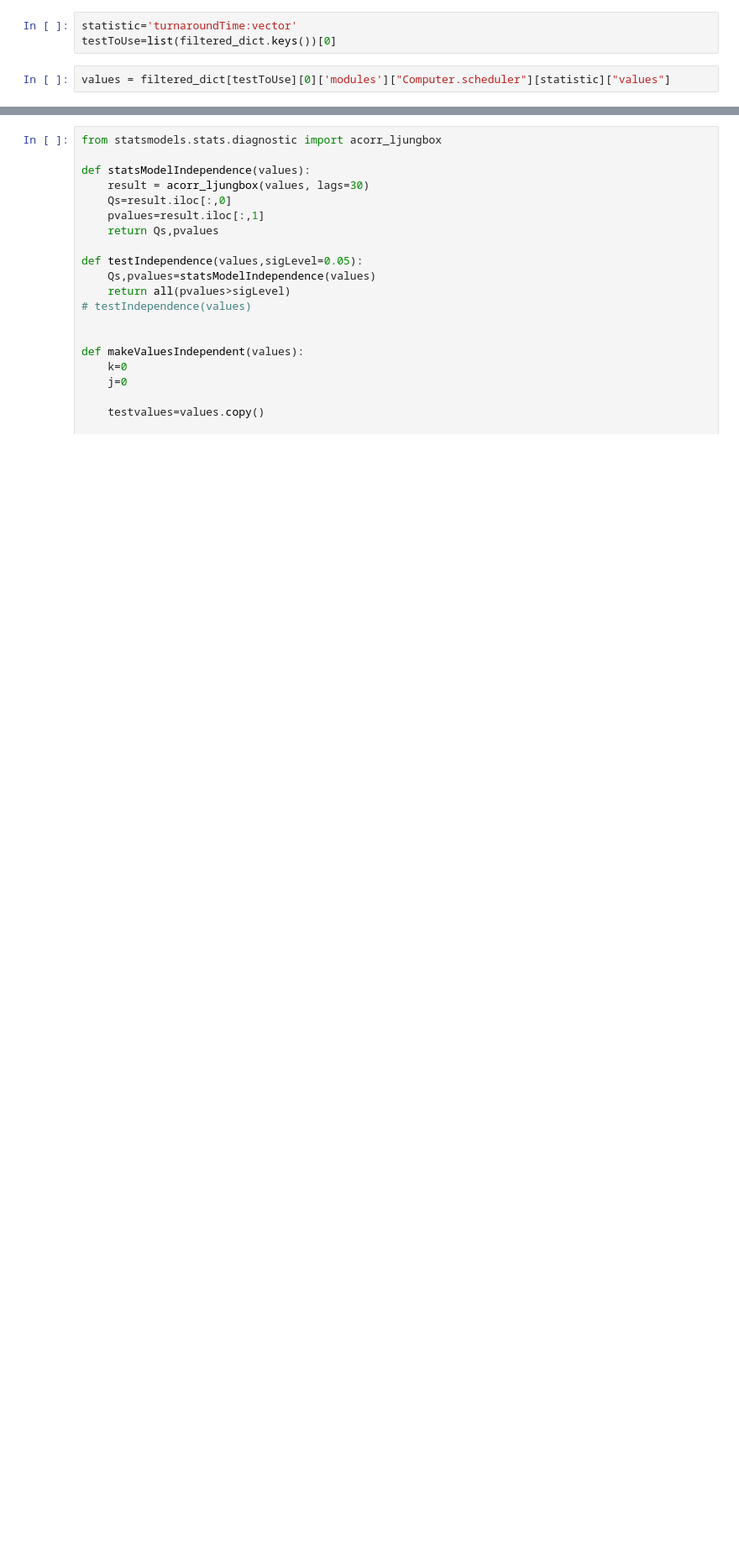
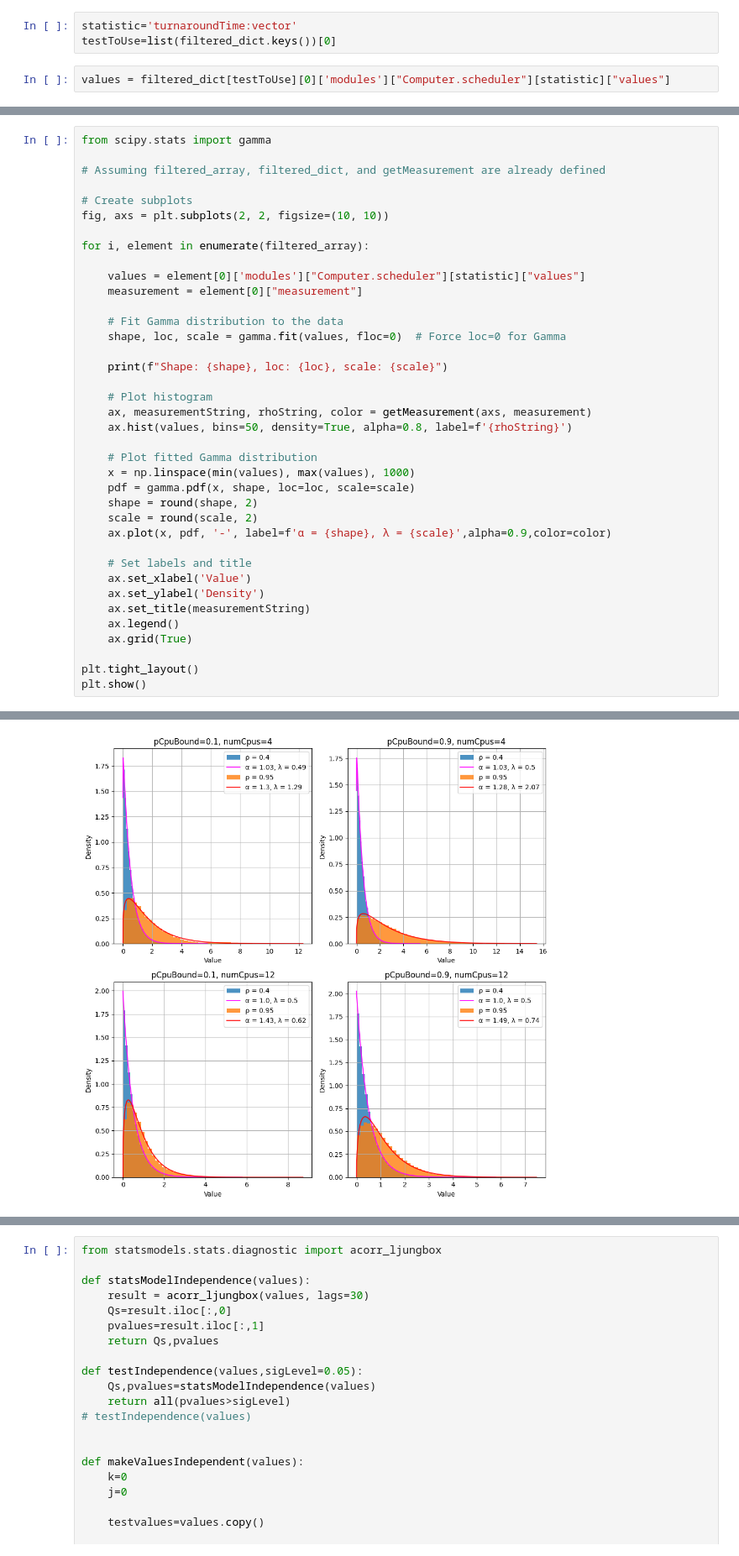
Before and after one commit to Sonic803/multi-core-sched, a Jupyter notebook: python/analysi8.ipynb, the cells around one changed output, grey strips where cells are left out. Shown: that part at 84% size. Drawn from its saved outputs; the diff is of its cells as text; blank space fills up the shorter version.

```diff
--- a/python/analysi8.ipynb
+++ b/python/analysi8.ipynb
@@ -183,0 +208,39 @@ plt.show()
+# %%
+from scipy.stats import gamma
+
+# Assuming filtered_array, filtered_dict, and getMeasurement are already defined
+
+# Create subplots
+fig, axs = plt.subplots(2, 2, figsize=(10, 10))
+
+for i, element in enumerate(filtered_array):
+
+    values = element[0]['modules']["Computer.scheduler"][statistic]["values"]
+    measurement = element[0]["measurement"]
+
+    # Fit Gamma distribution to the data
+    shape, loc, scale = gamma.fit(values, floc=0)  # Force loc=0 for Gamma
+
+    print(f"Shape: {shape}, loc: {loc}, scale: {scale}")
+
+    # Plot histogram
+    ax, measurementString, rhoString, color = getMeasurement(axs, measurement)
+    ax.hist(values, bins=50, density=True, alpha=0.8, label=f'{rhoString}')
+
+    # Plot fitted Gamma distribution
+    x = np.linspace(min(values), max(values), 1000)
+    pdf = gamma.pdf(x, shape, loc=loc, scale=scale)
+    shape = round(shape, 2)
+    scale = round(scale, 2)
+    ax.plot(x, pdf, '-', label=f'α = {shape}, λ = {scale}',alpha=0.9,color=color)
+
+    # Set labels and title
+    ax.set_xlabel('Value')
+    ax.set_ylabel('Density')
+    ax.set_title(measurementString)
+    ax.legend()
+    ax.grid(True)
+
+plt.tight_layout()
+plt.show()
+# %% [output]
@@ -183,0 +255 @@ plt.show()
+[figure, added]
```
Also changed, not shown: parts of 16 cells of this notebook, 1 other file.
